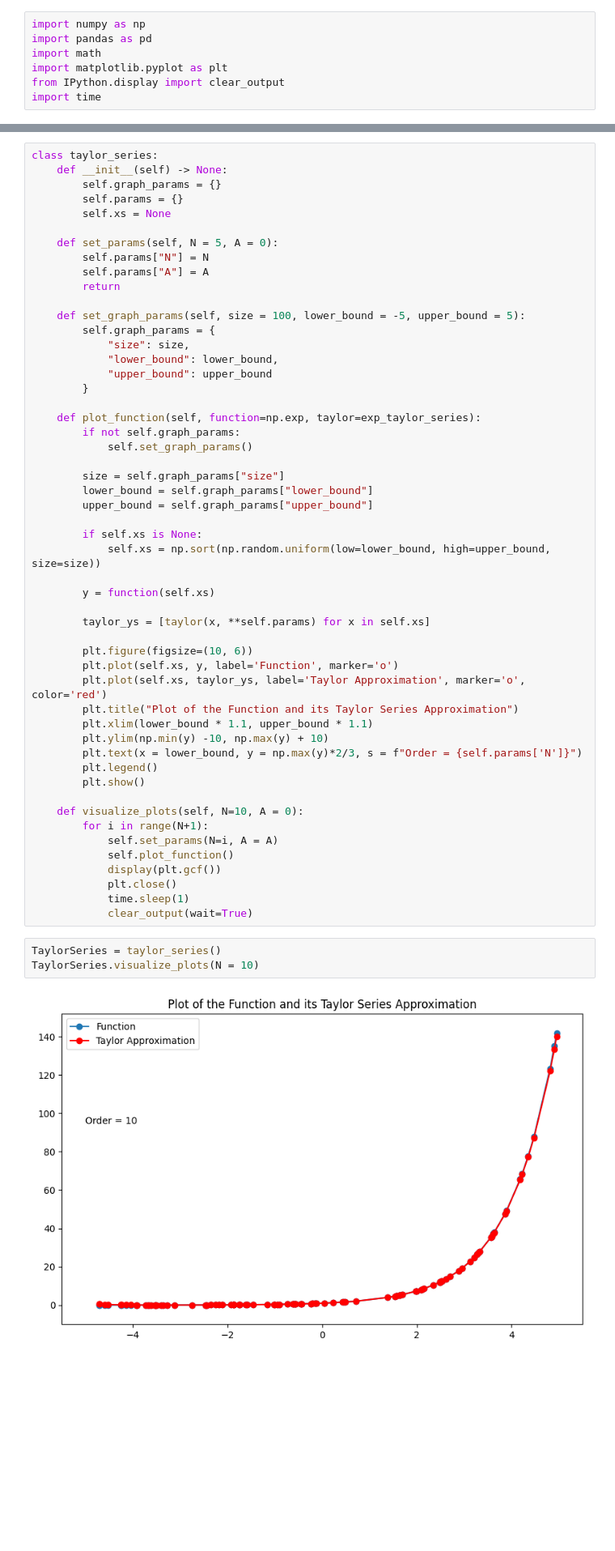
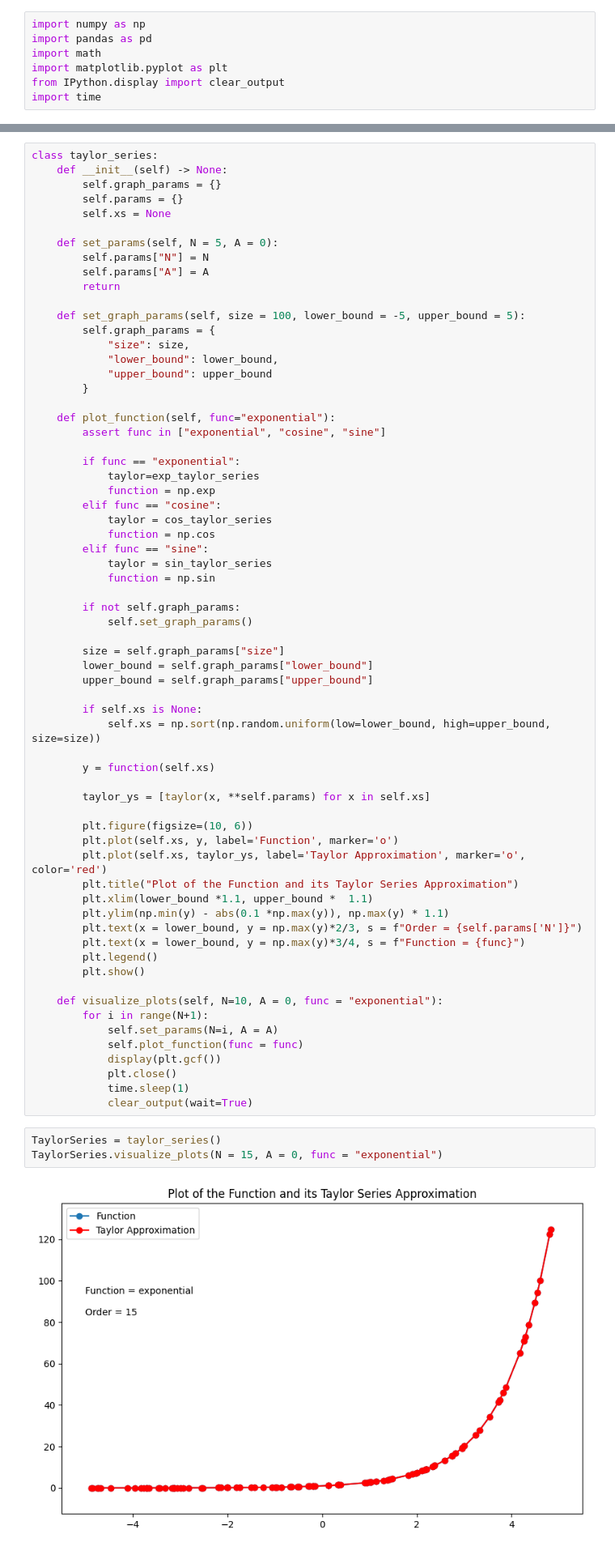
Before and after one commit to chenjoshua7/chenjoshua7.github.io, a Jupyter notebook: notebooks/taylorseries.ipynb, the cells around one changed output, grey strips where cells are left out. Shown at 81% size. Cells and saved outputs as stored; diff of their text form; blank space fills up the shorter version.

```diff
--- a/notebooks/taylorseries.ipynb
+++ b/notebooks/taylorseries.ipynb
@@ -39,7 +65,19 @@ class taylor_series:
             "upper_bound": upper_bound
         }
 
-    def plot_function(self, function=np.exp, taylor=exp_taylor_series):
+    def plot_function(self, func="exponential"):
+        assert func in ["exponential", "cosine", "sine"]
+
+        if func == "exponential":
+            taylor=exp_taylor_series
+            function = np.exp
+        elif func == "cosine":
+            taylor = cos_taylor_series
+            function = np.cos
+        elif func == "sine":
+            taylor = sin_taylor_series
+            function = np.sin
+
         if not self.graph_params:
             self.set_graph_params()
 
@@ -58,23 +96,24 @@ class taylor_series:
         plt.plot(self.xs, y, label='Function', marker='o')
         plt.plot(self.xs, taylor_ys, label='Taylor Approximation', marker='o', color='red')
         plt.title("Plot of the Function and its Taylor Series Approximation")
-        plt.xlim(lower_bound * 1.1, upper_bound * 1.1)
-        plt.ylim(np.min(y) -10, np.max(y) + 10)
+        plt.xlim(lower_bound *1.1, upper_bound *  1.1)
+        plt.ylim(np.min(y) - abs(0.1 *np.max(y)), np.max(y) * 1.1)
         plt.text(x = lower_bound, y = np.max(y)*2/3, s = f"Order = {self.params['N']}")
+        plt.text(x = lower_bound, y = np.max(y)*3/4, s = f"Function = {func}")
         plt.legend()
         plt.show()
 
-    def visualize_plots(self, N=10, A = 0):
+    def visualize_plots(self, N=10, A = 0, func = "exponential"):
         for i in range(N+1):
             self.set_params(N=i, A = A)
-            self.plot_function()
+            self.plot_function(func = func)
             display(plt.gcf())
             plt.close()
             time.sleep(1)
             clear_output(wait=True)
 # %%
 TaylorSeries = taylor_series()
-TaylorSeries.visualize_plots(N = 10)
+TaylorSeries.visualize_plots(N = 15, A = 0, func = "exponential")
 # %% [output]
-[figure, old version]
+[figure, new version]
 <Figure size 640x480 with 0 Axes>
```
Also changed, not shown: parts of 7 cells of this notebook, 2 other files.
